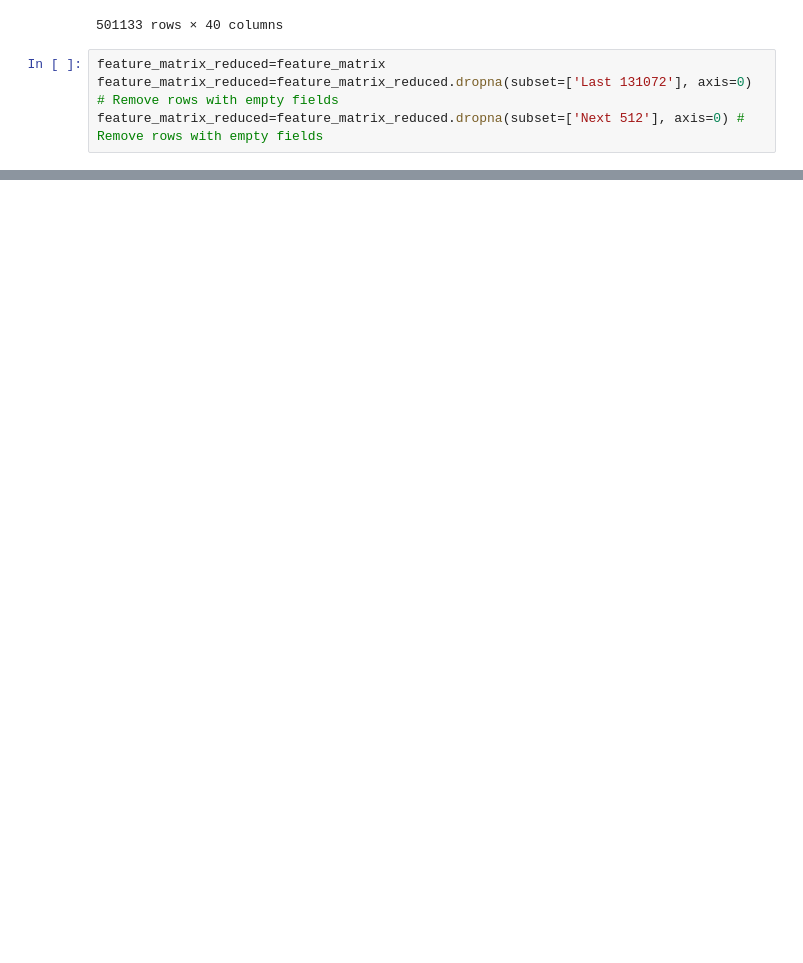
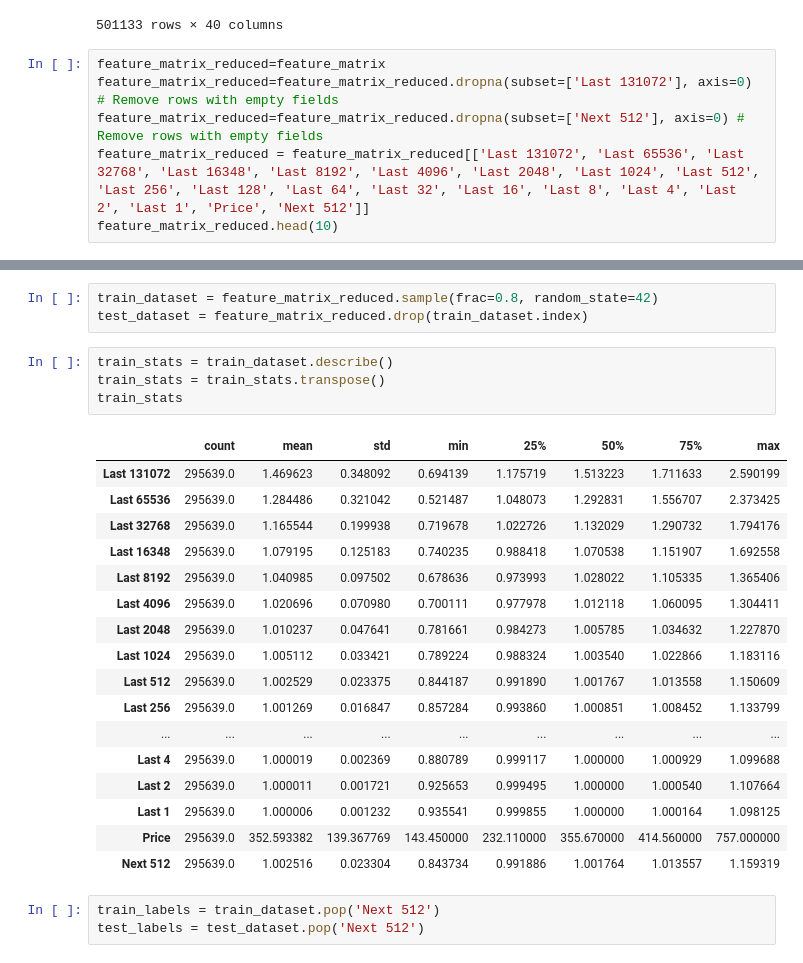
Before and after one commit to Mithotronic/ACTA, a Jupyter notebook: Trend-Finder.ipynb, the cells around one changed output, grey strips where cells are left out. Saved outputs shown, nothing was run; the diff lists cells and outputs as text; blank space fills up the shorter version.

```diff
--- a/Trend-Finder.ipynb
+++ b/Trend-Finder.ipynb
@@ -340,3 +344,5 @@ feature_matrix
 feature_matrix_reduced=feature_matrix
 feature_matrix_reduced=feature_matrix_reduced.dropna(subset=['Last 131072'], axis=0) # Remove rows with empty fields
 feature_matrix_reduced=feature_matrix_reduced.dropna(subset=['Next 512'], axis=0) # Remove rows with empty fields
+feature_matrix_reduced = feature_matrix_reduced[['Last 131072', 'Last 65536', 'Last 32768', 'Last 16348', 'Last 8192', 'Last 4096', 'Last 2048', 'Last 1024', 'Last 512', 'Last 256', 'Last 128', 'Last 64', 'Last 32', 'Last 16', 'Last 8', 'Last 4', 'Last 2', 'Last 1', 'Price', 'Next 512']]
+feature_matrix_reduced.head(10)
@@ -363,0 +361,28 @@ feature_matrix_reduced
+# %%
+train_dataset = feature_matrix_reduced.sample(frac=0.8, random_state=42)
+test_dataset = feature_matrix_reduced.drop(train_dataset.index)
+# %%
+train_stats = train_dataset.describe()
+train_stats = train_stats.transpose()
+train_stats
+# %% [output]
+|  | count | mean | std | min | 25% | 50% | 75% | max |
+| Last 131072 | 295639.0 | 1.469623 | 0.348092 | 0.694139 | 1.175719 | 1.513223 | 1.711633 | 2.590199 |
+| Last 65536 | 295639.0 | 1.284486 | 0.321042 | 0.521487 | 1.048073 | 1.292831 | 1.556707 | 2.373425 |
+| Last 32768 | 295639.0 | 1.165544 | 0.199938 | 0.719678 | 1.022726 | 1.132029 | 1.290732 | 1.794176 |
+| Last 16348 | 295639.0 | 1.079195 | 0.125183 | 0.740235 | 0.988418 | 1.070538 | 1.151907 | 1.692558 |
+| Last 8192 | 295639.0 | 1.040985 | 0.097502 | 0.678636 | 0.973993 | 1.028022 | 1.105335 | 1.365406 |
+| Last 4096 | 295639.0 | 1.020696 | 0.070980 | 0.700111 | 0.977978 | 1.012118 | 1.060095 | 1.304411 |
+| Last 2048 | 295639.0 | 1.010237 | 0.047641 | 0.781661 | 0.984273 | 1.005785 | 1.034632 | 1.227870 |
+| Last 1024 | 295639.0 | 1.005112 | 0.033421 | 0.789224 | 0.988324 | 1.003540 | 1.022866 | 1.183116 |
+| Last 512 | 295639.0 | 1.002529 | 0.023375 | 0.844187 | 0.991890 | 1.001767 | 1.013558 | 1.150609 |
+| Last 256 | 295639.0 | 1.001269 | 0.016847 | 0.857284 | 0.993860 | 1.000851 | 1.008452 | 1.133799 |
+| ... | ... | ... | ... | ... | ... | ... | ... | ... |
+| Last 4 | 295639.0 | 1.000019 | 0.002369 | 0.880789 | 0.999117 | 1.000000 | 1.000929 | 1.099688 |
+| Last 2 | 295639.0 | 1.000011 | 0.001721 | 0.925653 | 0.999495 | 1.000000 | 1.000540 | 1.107664 |
+| Last 1 | 295639.0 | 1.000006 | 0.001232 | 0.935541 | 0.999855 | 1.000000 | 1.000164 | 1.098125 |
+| Price | 295639.0 | 352.593382 | 139.367769 | 143.450000 | 232.110000 | 355.670000 | 414.560000 | 757.000000 |
+| Next 512 | 295639.0 | 1.002516 | 0.023304 | 0.843734 | 0.991886 | 1.001764 | 1.013557 | 1.159319 |
+# %%
+train_labels = train_dataset.pop('Next 512')
+test_labels = test_dataset.pop('Next 512')
```
Also changed, not shown: parts of 12 cells of this notebook.
